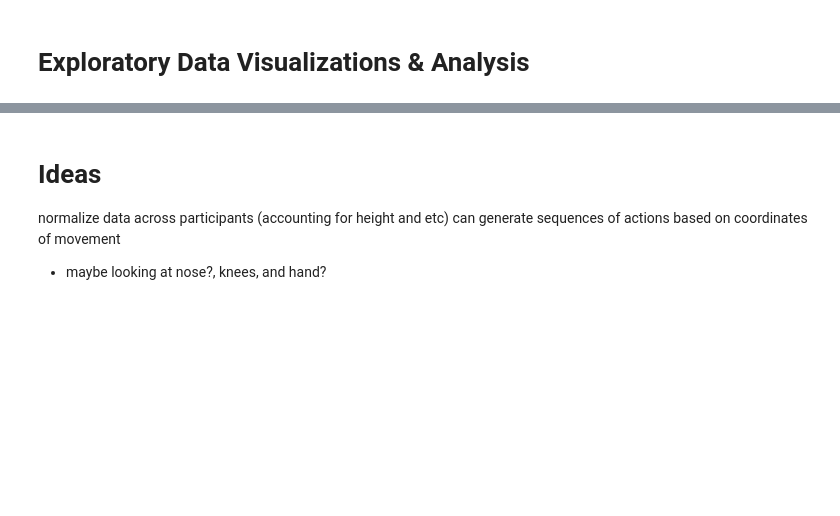
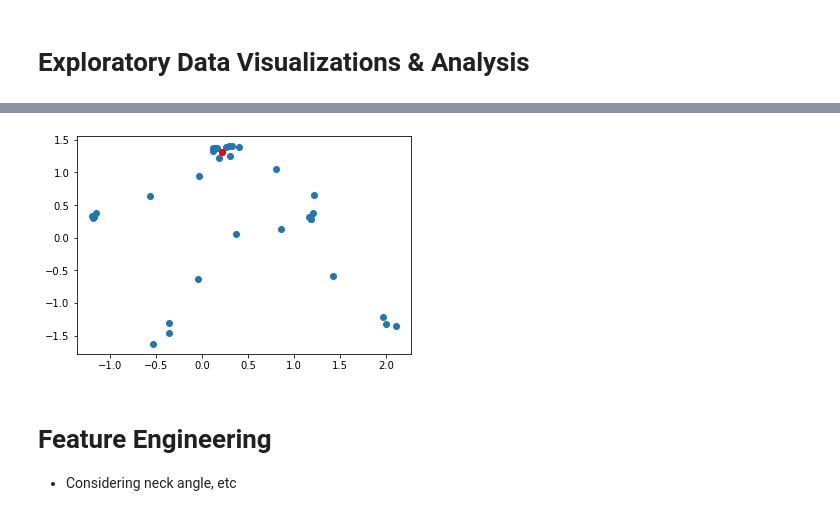
Before and after one commit to tiilt-lab/sport_analytics, a Jupyter notebook: mmla_ia_analysis/EDA.ipynb, the cells around one changed output, grey strips where cells are left out. Saved outputs shown, nothing was run; the diff lists cells and outputs as text; code cells hidden in the pictures; blank space fills up the shorter version.

```diff
--- a/mmla_ia_analysis/EDA.ipynb
+++ b/mmla_ia_analysis/EDA.ipynb
@@ -64,6 +110,12 @@ combined.describe()
 # %% [markdown]
 # Exploratory Data Visualizations & Analysis
 # %%
-# WANTING TO PLOT HISTOGRAMS OF MOVEMENT
-# g = sns.PairGrid(poses_1.iloc[:, 1:33])
-# g.map(sns.scatterplot)
+# Standardize values
+scaler = StandardScaler()
+
+# transform data
+convert_p1 = pd.DataFrame(scaler.fit_transform(combined.iloc[:, 1:67].T).T, columns=combined.columns[1:67])
+# convert_p1
+# %%
+df_scaled = combined.iloc[:, [0, 100]].join(convert_p1)
+df_scaled
@@ -69,0 +136,6 @@ combined.describe()
+# %%
+# Plot of body at frame 258 of 850 for person 1
+plt.scatter(df_scaled.iloc[258, 2:35], -df_scaled.iloc[258, 35:68])
+plt.scatter(df_scaled.iloc[258, 2], -df_scaled.iloc[258, 35], color='red');
+# %% [output]
+[figure, added]
@@ -70,6 +146,3 @@ combined.describe()
 # %% [markdown]
-# Ideas
-normalize data across participants (accounting for height and etc)
-can generate sequences of actions based on coordinates of movement
-
-- maybe looking at nose?, knees, and hand?
+# Feature Engineering
+- Considering neck angle, etc
```
Also changed, not shown: parts of 28 cells of this notebook, 1 other file.
